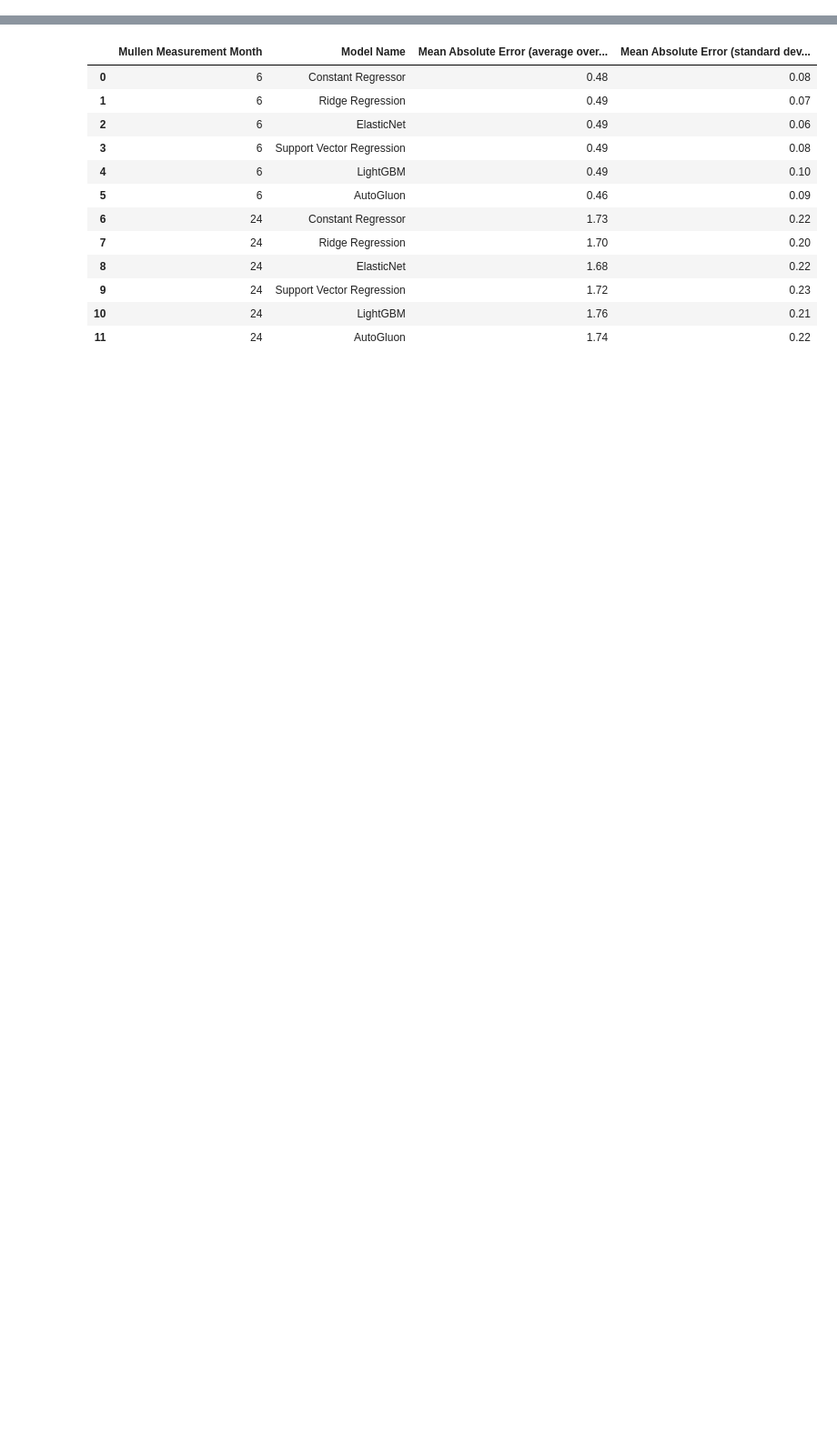
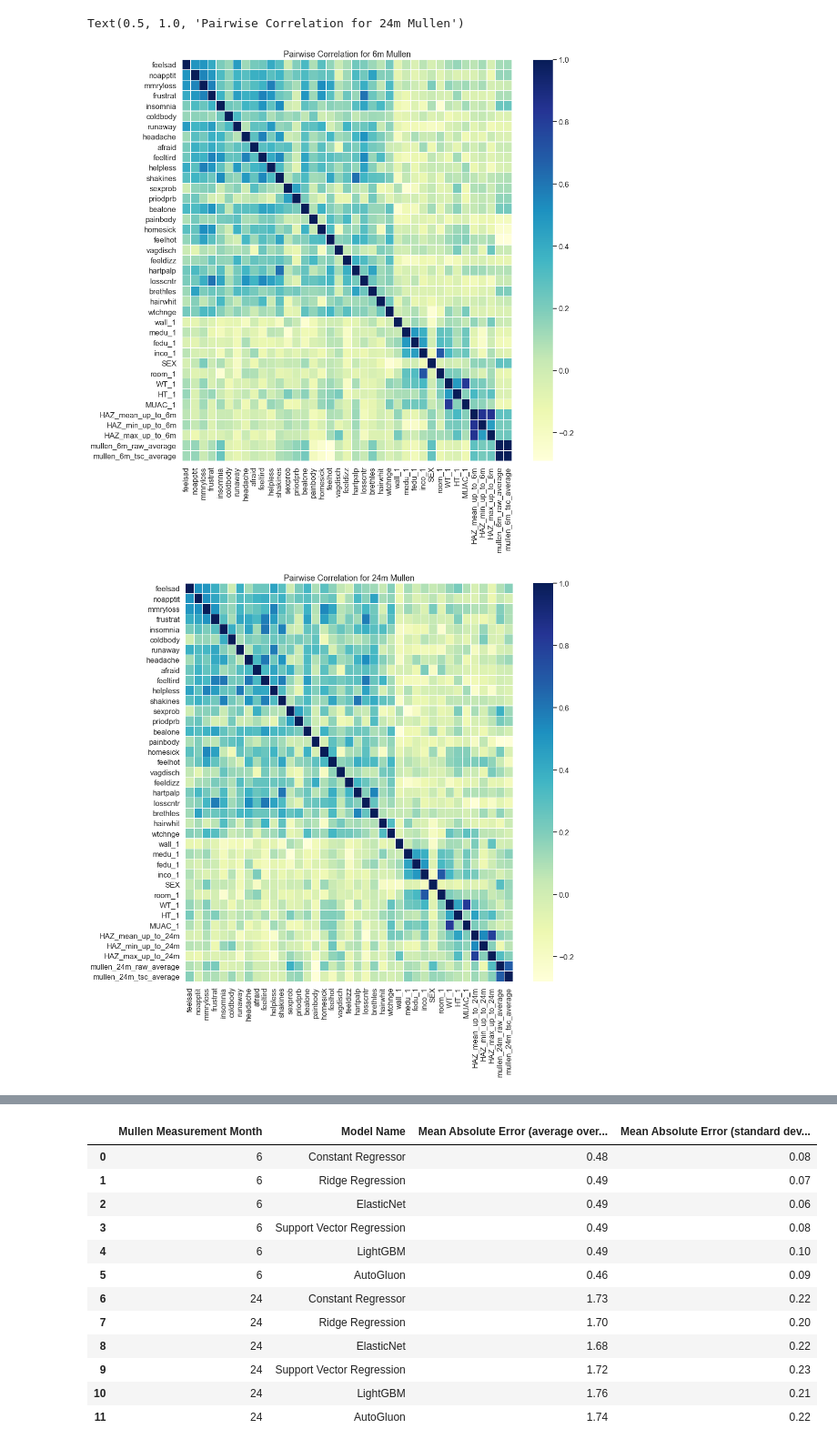
Before and after one commit to ki-analysis/ki_43A, a Jupyter notebook: 03_visualize.ipynb, the cells around one changed output, grey strips where cells are left out. Shown at 91% size. Drawn from its saved outputs; the diff is of its cells as text; code cells hidden in the pictures; blank space fills up the shorter version.

Commit message:
correlation plots

```diff
--- a/03_visualize.ipynb
+++ b/03_visualize.ipynb
@@ -8,16 +8,14 @@ import statsmodels.api as sm
 from scipy.stats import pearsonr
 from sklearn.metrics import r2_score
 
+sns.set_theme(color_codes=True)
 sns.set(context='talk')
 
 
 # this is horrible voodoo to get deprecation warnings to stop
-def warn(*args, **kwargs):
-    pass
-
+def warn(*args, **kwargs): pass
 import warnings
 warnings.warn = warn
-
 
 
 # a function to get predictions so we can plot true mullen vs predicted mullen
@@ -52,6 +50,18 @@ with open('data/processed_data.pickle', 'rb') as f:
 # load results and models
 with open('data/ml_results_raw.pickle', 'rb') as f:
     raw_6m_results, raw_6m_outer_cv, raw_24m_results, raw_24m_outer_cv = pickle.load(f)
+# %%
+f, ax = plt.subplots(figsize =(16, 16))
+sns.heatmap(df_6m.corr(), ax = ax, cmap ="YlGnBu", linewidths=0.1)
+plt.title('Pairwise Correlation for 6m Mullen')
+
+f, ax = plt.subplots(figsize =(16, 16))
+sns.heatmap(df_24m.corr(), ax = ax, cmap ="YlGnBu", linewidths=0.1)
+plt.title('Pairwise Correlation for 24m Mullen')
+# %% [output]
+Text(0.5, 1.0, 'Pairwise Correlation for 24m Mullen')
+[figure, added]
+[figure, added]
 # %%
 plt.figure(figsize=(12, 8))
 plt.hist(y_6m_raw, 20)
```
Also changed, not shown: parts of 3 cells of this notebook, 1 other file.
